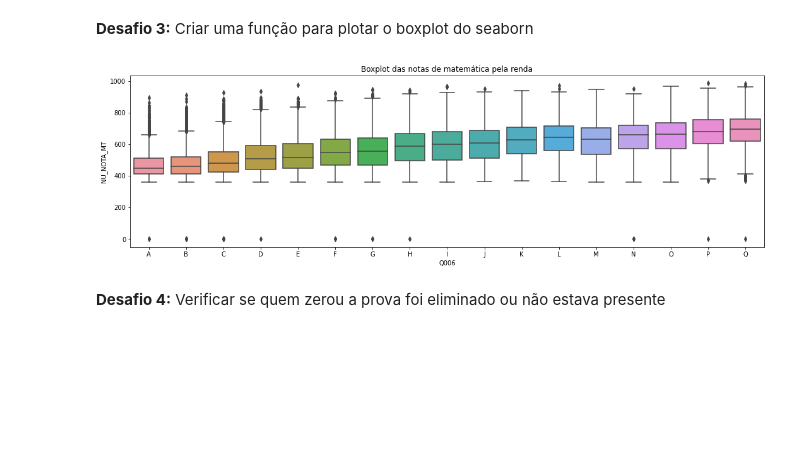
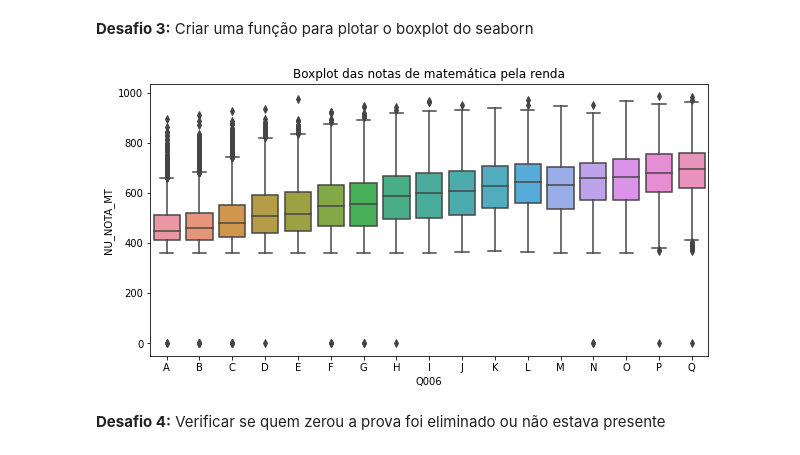
Before and after one commit to makarioszen/imersao-dados-2-2020, a Jupyter notebook: alura_imersao_dados_2_desafios.ipynb, the cells around one changed output. Drawn from its saved outputs; the diff is of its cells as text; code cells hidden in the pictures; blank space fills up the shorter version.

```diff
--- a/alura_imersao_dados_2_desafios.ipynb
+++ b/alura_imersao_dados_2_desafios.ipynb
@@ -89,15 +89,15 @@ Text(0.5, 1.0, 'Proporção dos alunos menores de idade por Estado')
 # %%
 #Desafio 3: Criar uma função para plotar o boxplot do seaborn
 def box_plot(x, y, data, title):
-    plt.figure(figsize=(18, 5))
+    plt.figure(figsize=(10, 5))
     plt.title(title)
     order = data[x].unique()
     order.sort()
     ax = sns.boxplot(x = x, y = y , data = data, order = order)
 
 box_plot("Q006", "NU_NOTA_MT", df, "Boxplot das notas de matemática pela renda")
 # %% [output]
-[figure, old version]
+[figure, new version]
 # %% [markdown]
 **Desafio 4:** Verificar se quem zerou a prova foi eliminado ou não estava presente
 # %%
```
Also changed, not shown: parts of 2 cells of this notebook.
